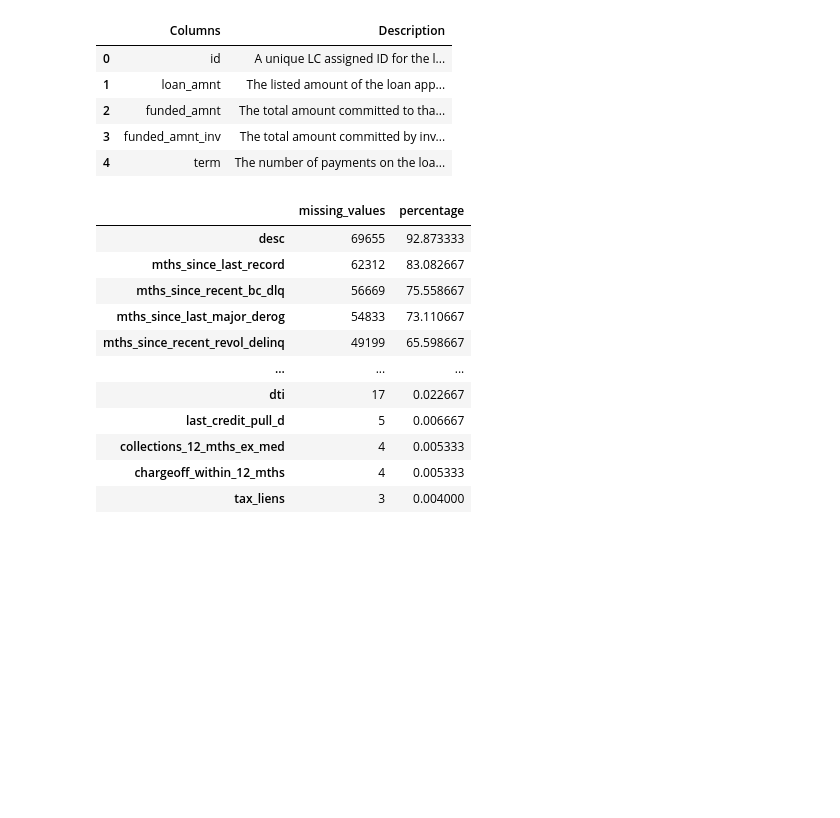
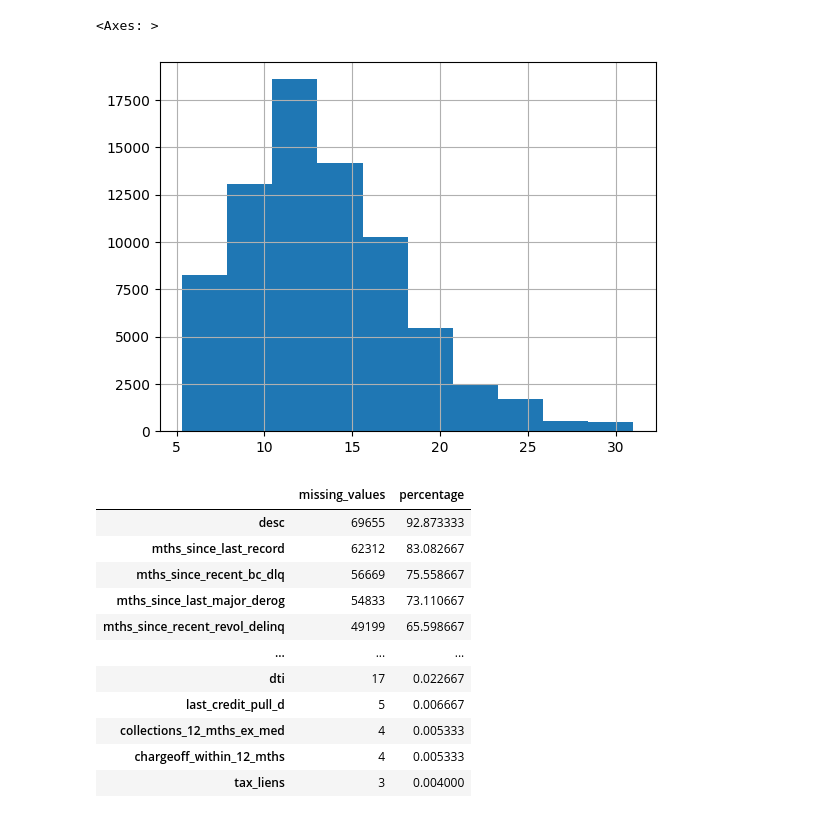
Before and after one commit to roman-svetkin/loan_int_rate_predictor, a Jupyter notebook: notebooks/eda.ipynb, the cells around one changed output. Cells and saved outputs as stored; diff of their text form; code cells hidden in the pictures; blank space fills up the shorter version.

```diff
--- a/notebooks/eda.ipynb
+++ b/notebooks/eda.ipynb
@@ -26,12 +26,9 @@ data.shape
-# %%
-data_dictionary.head()
-# %% [output]
-|  | Columns | Description |
-| 0 | id | A unique LC assigned ID for the l... |
-| 1 | loan_amnt | The listed amount of the loan app... |
-| 2 | funded_amnt | The total amount committed to tha... |
-| 3 | funded_amnt_inv | The total amount committed by inv... |
-| 4 | term | The number of payments on the loa... |
+# %%
+# int_rate histogram
+data['int_rate'].hist()
+# %% [output]
+<Axes: >
+[figure, added]
 # %%
 # Step 1: Remove the 'Unnamed: 0' column
 data_cleaned = data.drop(columns=['Unnamed: 0'])
```
Also changed, not shown: parts of 3 cells of this notebook.
